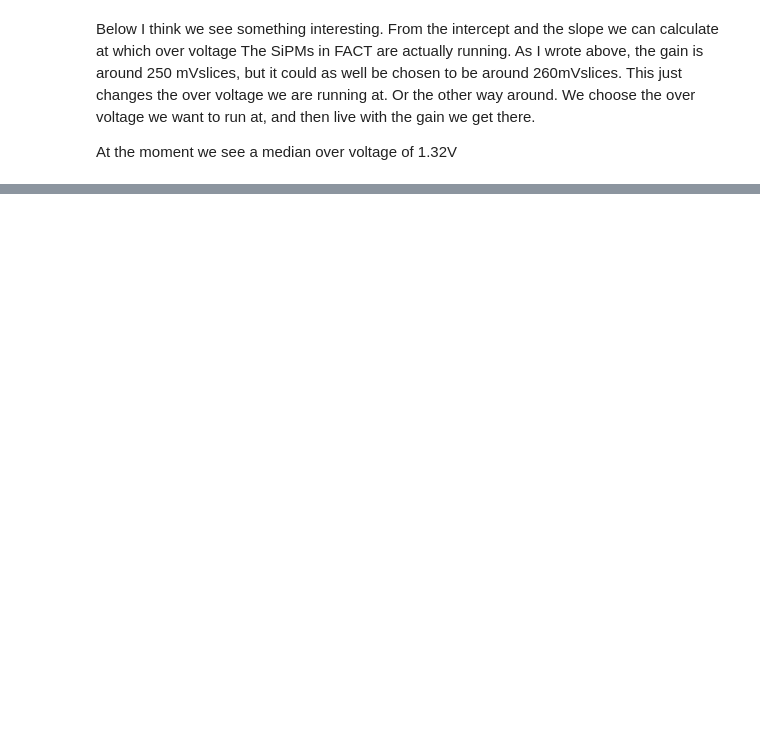
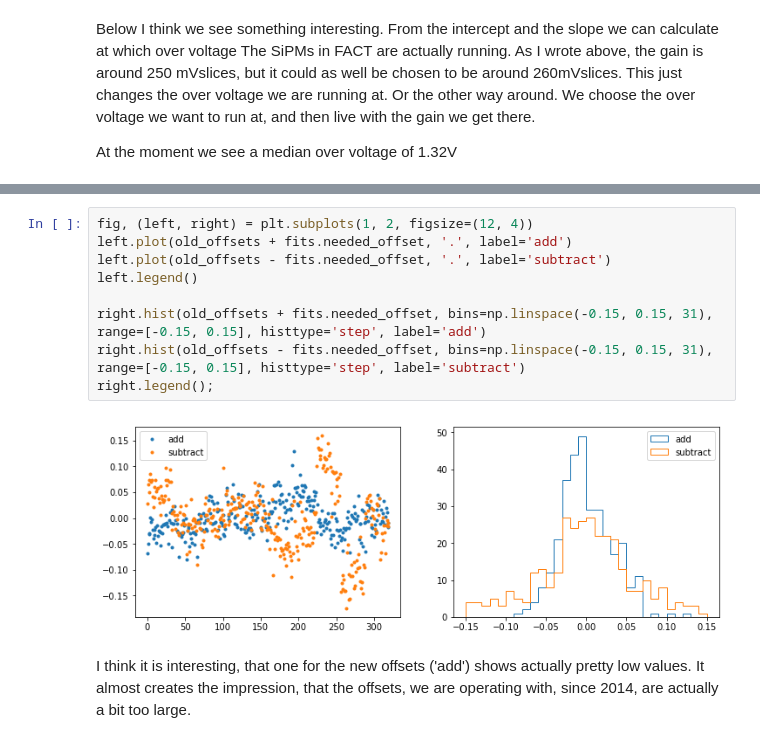
Before and after one commit to dneise/gain_homogenization_offsets_20170727, a Jupyter notebook: gain_homogenization_offsets_20170727.ipynb, the cells around one changed output, grey strips where cells are left out. Cells and saved outputs as stored; diff of their text form; blank space fills up the shorter version.

```diff
--- a/gain_homogenization_offsets_20170727.ipynb
+++ b/gain_homogenization_offsets_20170727.ipynb
@@ -361,0 +424,13 @@ plt.suptitle('Extrapolated value of the nominal over voltage, i.e. where Gain=0'
+# %%
+fig, (left, right) = plt.subplots(1, 2, figsize=(12, 4))
+left.plot(old_offsets + fits.needed_offset, '.', label='add')
+left.plot(old_offsets - fits.needed_offset, '.', label='subtract')
+left.legend()
+
+right.hist(old_offsets + fits.needed_offset, bins=np.linspace(-0.15, 0.15, 31), range=[-0.15, 0.15], histtype='step', label='add')
+right.hist(old_offsets - fits.needed_offset, bins=np.linspace(-0.15, 0.15, 31), range=[-0.15, 0.15], histtype='step', label='subtract')
+right.legend();
+# %% [output]
+[figure, added]
+# %% [markdown]
+I think it is interesting, that one for the new offsets ('add') shows actually pretty low values. It almost creates the impression, that the offsets, we are operating with, since 2014, are actually a bit too large.
```
Also changed, not shown: parts of 19 cells of this notebook.
